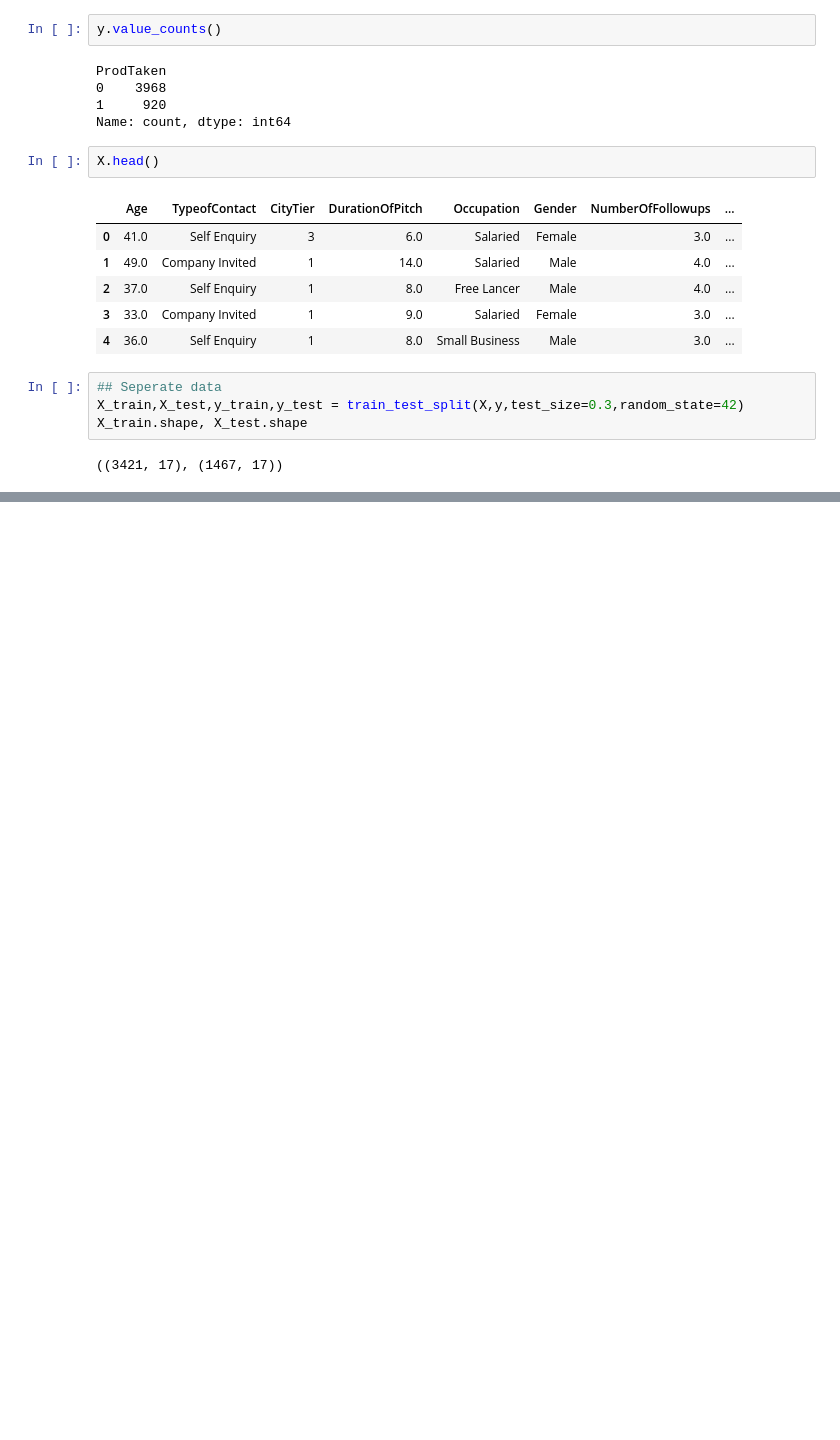
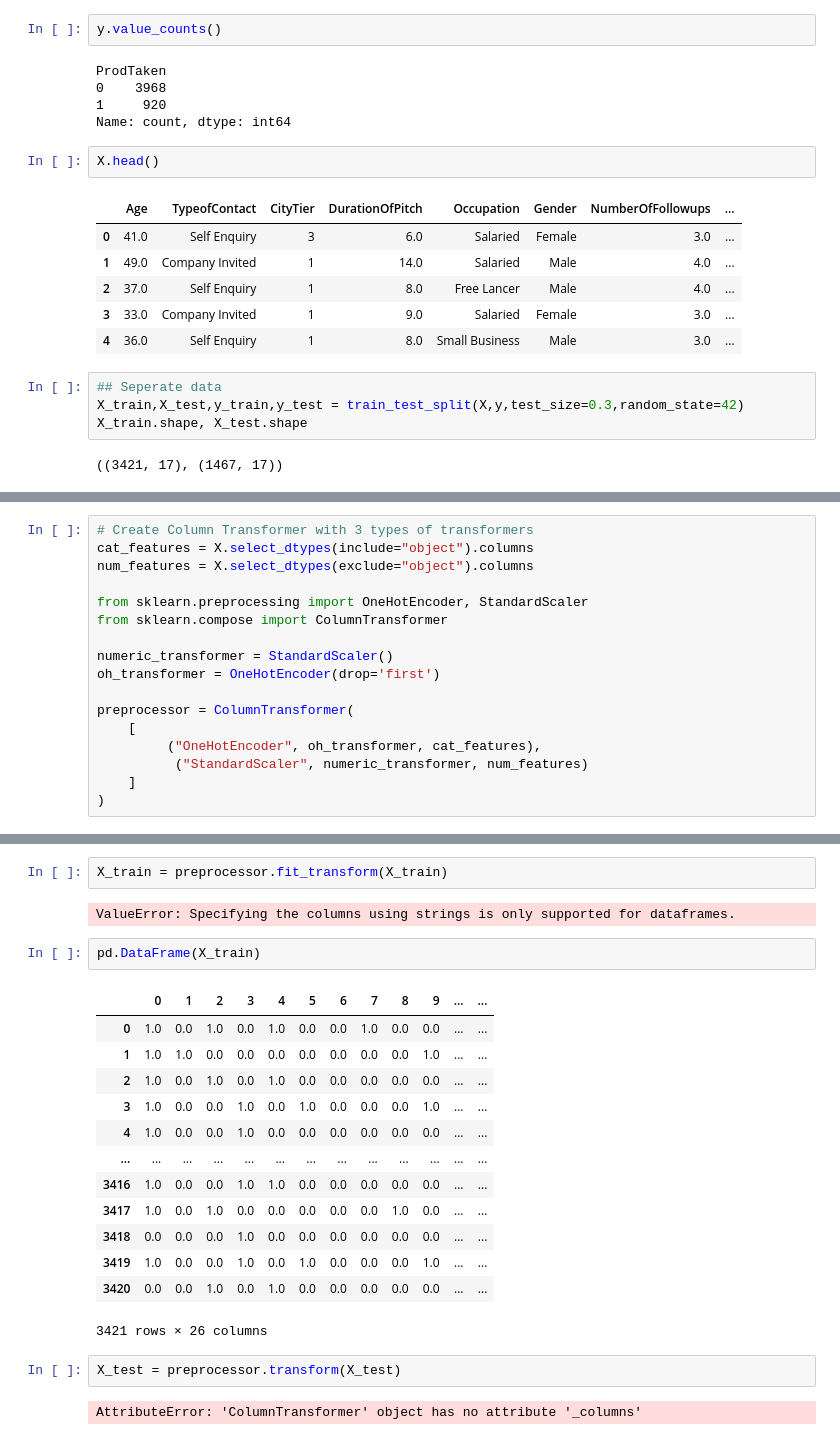
Before and after one commit to vaibhav44byte/ML, a Jupyter notebook: Random forest algo/Random forest Classification Implementation.ipynb, the cells around one changed output, grey strips where cells are left out. Saved outputs shown, nothing was run; the diff lists cells and outputs as text; blank space fills up the shorter version.

```diff
--- a/Random forest algo/Random forest Classification Implementation.ipynb
+++ b/Random forest algo/Random forest Classification Implementation.ipynb
@@ -277,0 +298,17 @@ X_train.shape, X_test.shape
+# %%
+# Create Column Transformer with 3 types of transformers
+cat_features = X.select_dtypes(include="object").columns
+num_features = X.select_dtypes(exclude="object").columns
+
+from sklearn.preprocessing import OneHotEncoder, StandardScaler
+from sklearn.compose import ColumnTransformer
+
+numeric_transformer = StandardScaler()
+oh_transformer = OneHotEncoder(drop='first')
+
+preprocessor = ColumnTransformer(
+    [
+         ("OneHotEncoder", oh_transformer, cat_features),
+          ("StandardScaler", numeric_transformer, num_features)
+    ]
+)
@@ -277,0 +327,24 @@ X_train.shape, X_test.shape
+# %%
+X_train = preprocessor.fit_transform(X_train)
+# %% [output]
+ValueError: Specifying the columns using strings is only supported for dataframes.
+# %%
+pd.DataFrame(X_train)
+# %% [output]
+|  | 0 | 1 | 2 | 3 | 4 | 5 | 6 | 7 | 8 | 9 | ... | ... |
+| 0 | 1.0 | 0.0 | 1.0 | 0.0 | 1.0 | 0.0 | 0.0 | 1.0 | 0.0 | 0.0 | ... | ... |
+| 1 | 1.0 | 1.0 | 0.0 | 0.0 | 0.0 | 0.0 | 0.0 | 0.0 | 0.0 | 1.0 | ... | ... |
+| 2 | 1.0 | 0.0 | 1.0 | 0.0 | 1.0 | 0.0 | 0.0 | 0.0 | 0.0 | 0.0 | ... | ... |
+| 3 | 1.0 | 0.0 | 0.0 | 1.0 | 0.0 | 1.0 | 0.0 | 0.0 | 0.0 | 1.0 | ... | ... |
+| 4 | 1.0 | 0.0 | 0.0 | 1.0 | 0.0 | 0.0 | 0.0 | 0.0 | 0.0 | 0.0 | ... | ... |
+| ... | ... | ... | ... | ... | ... | ... | ... | ... | ... | ... | ... | ... |
+| 3416 | 1.0 | 0.0 | 0.0 | 1.0 | 1.0 | 0.0 | 0.0 | 0.0 | 0.0 | 0.0 | ... | ... |
+| 3417 | 1.0 | 0.0 | 1.0 | 0.0 | 0.0 | 0.0 | 0.0 | 0.0 | 1.0 | 0.0 | ... | ... |
+| 3418 | 0.0 | 0.0 | 0.0 | 1.0 | 0.0 | 0.0 | 0.0 | 0.0 | 0.0 | 0.0 | ... | ... |
+| 3419 | 1.0 | 0.0 | 0.0 | 1.0 | 0.0 | 1.0 | 0.0 | 0.0 | 0.0 | 1.0 | ... | ... |
+| 3420 | 0.0 | 0.0 | 1.0 | 0.0 | 1.0 | 0.0 | 0.0 | 0.0 | 0.0 | 0.0 | ... | ... |
+3421 rows × 26 columns
+# %%
+X_test = preprocessor.transform(X_test)
+# %% [output]
+AttributeError: 'ColumnTransformer' object has no attribute '_columns'
```
Also changed, not shown: parts of 3 cells of this notebook.
